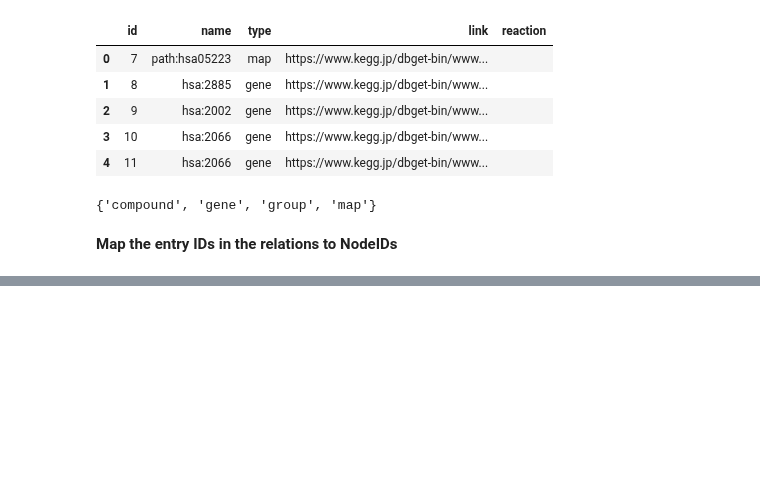
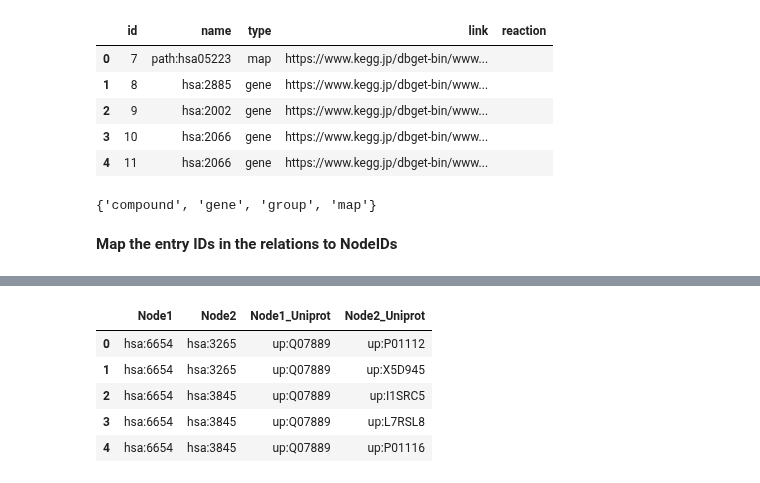
Before and after one commit to Reed-CompBio/spras-benchmarking, a Jupyter notebook: hiv-benchmarking/parse_kegg_egfr.ipynb, the cells around one changed output, grey strips where cells are left out. Drawn from its saved outputs; the diff is of its cells as text; code cells hidden in the pictures; blank space fills up the shorter version.

```diff
--- a/hiv-benchmarking/parse_kegg_egfr.ipynb
+++ b/hiv-benchmarking/parse_kegg_egfr.ipynb
@@ -122,0 +144,17 @@ relations_df.head()
+# %%
+def cartesian_product_rows(df1, df2):
+    result = []
+    for row1, row2 in zip(df1.values, df2.values):
+        # remove None vals
+        values1 = [x for x in row1 if x is not None]
+        values2 = [x for x in row2 if x is not None]
+
+        # get the cartesian prod
+        for pair in itertools.product(values1, values2):
+            result.append(pair)
+
+    return pd.DataFrame(result)
+# %%
+all_reaction_pairs = cartesian_product_rows(df1=split_node1_df, df2=split_node2_df)
+all_reaction_pairs.columns = ['Node1', 'Node2']
+all_reaction_pairs.head()
@@ -122,0 +176,4 @@ relations_df.head()
+# %%
+hsa_uniprot_df = pd.read_csv("hiv_raw_data/hsa_uniprot_03122025.list", sep='\t', header=None)
+hsa_uniprot_df.columns = ['HSA','Uniprot','link_category']
+hsa_uniprot_df.head()
@@ -122,0 +187,5 @@ relations_df.head()
+# %%
+# replace Node1 with UniprotID
+all_reaction_pairs = all_reaction_pairs.merge(hsa_uniprot_df[['HSA', 'Uniprot']], left_on='Node1', right_on='HSA', how='left').drop(columns=['HSA'])
+all_reaction_pairs.rename(columns={'Uniprot': 'Node1_Uniprot'}, inplace=True)
+all_reaction_pairs.head()
@@ -122,0 +199,12 @@ relations_df.head()
+# %%
+# replace Node1 with UniprotID
+all_reaction_pairs = all_reaction_pairs.merge(hsa_uniprot_df[['HSA', 'Uniprot']], left_on='Node2', right_on='HSA', how='left').drop(columns=['HSA'])
+all_reaction_pairs.rename(columns={'Uniprot': 'Node2_Uniprot'}, inplace=True)
+all_reaction_pairs.head()
+# %% [output]
+|  | Node1 | Node2 | Node1_Uniprot | Node2_Uniprot |
+| 0 | hsa:6654 | hsa:3265 | up:Q07889 | up:P01112 |
+| 1 | hsa:6654 | hsa:3265 | up:Q07889 | up:X5D945 |
+| 2 | hsa:6654 | hsa:3845 | up:Q07889 | up:I1SRC5 |
+| 3 | hsa:6654 | hsa:3845 | up:Q07889 | up:L7RSL8 |
+| 4 | hsa:6654 | hsa:3845 | up:Q07889 | up:P01116 |
```
Also changed, not shown: parts of 18 cells of this notebook, 2 other files.
